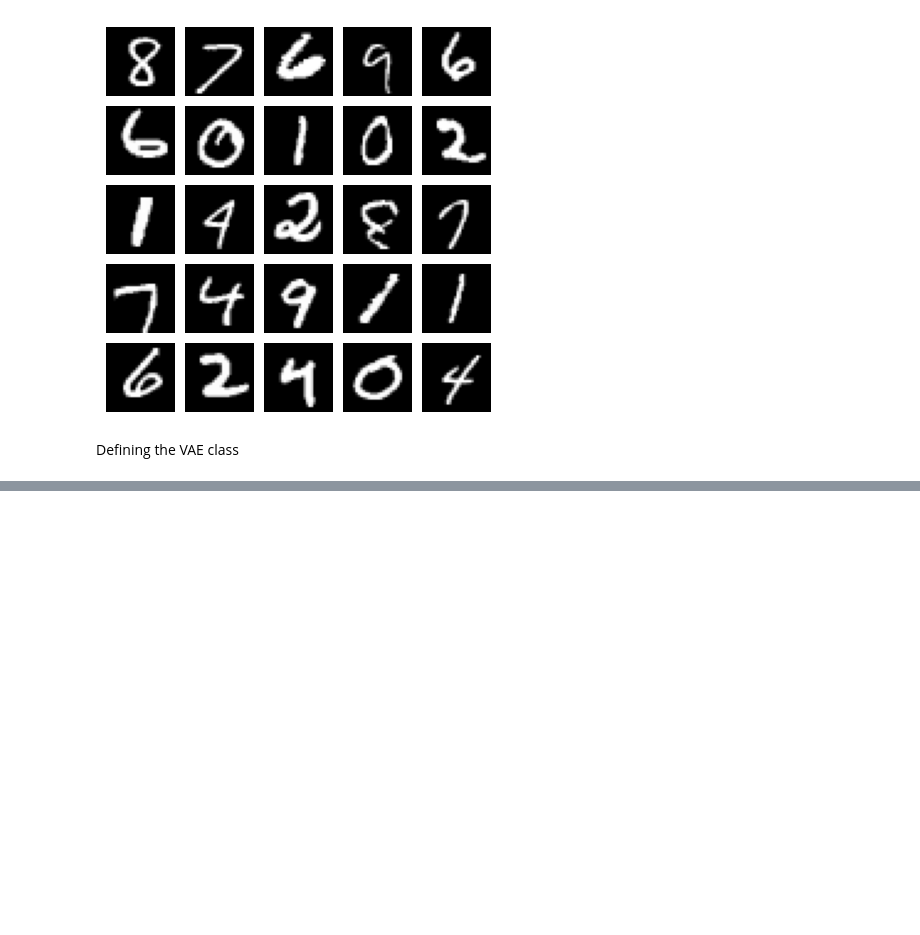
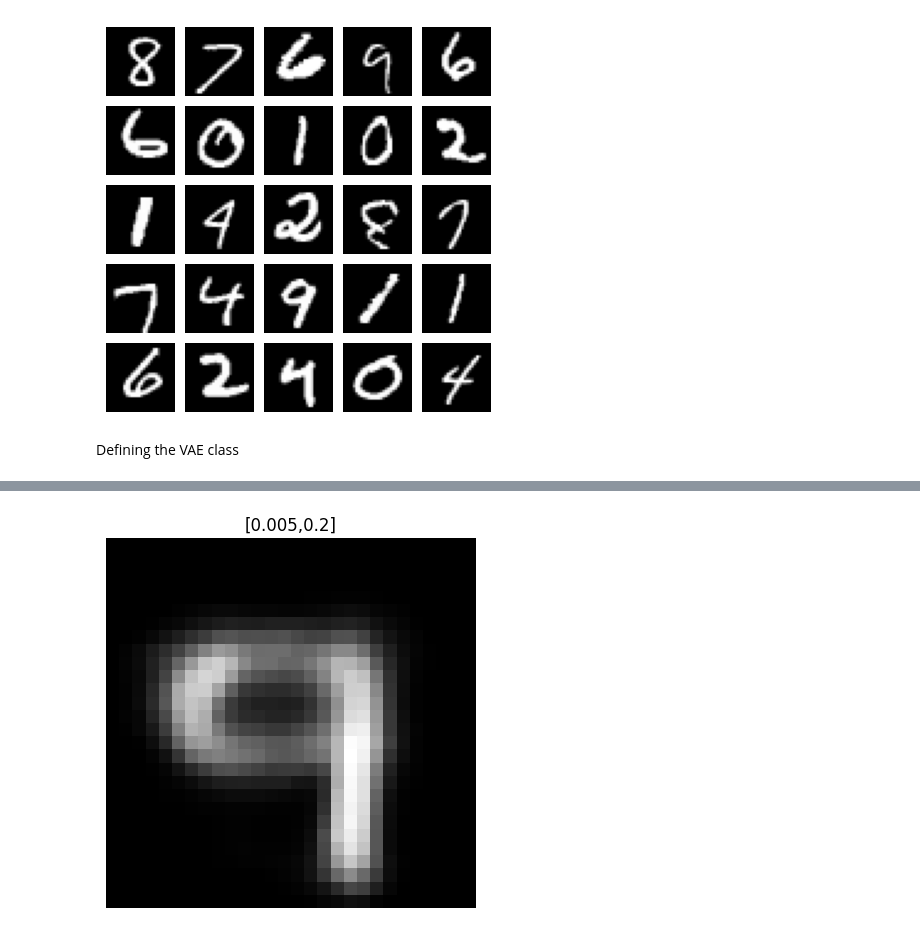
Before and after one commit to Mena-SA-Kamel/cell-features, a Jupyter notebook: VAE_implementation.ipynb, the cells around one changed output, grey strips where cells are left out. Saved outputs shown, nothing was run; the diff lists cells and outputs as text; code cells hidden in the pictures; blank space fills up the shorter version.

Commit message:
Adding function to generate random digits using decoder

```diff
--- a/VAE_implementation.ipynb
+++ b/VAE_implementation.ipynb
@@ -148,0 +153,13 @@ device
+# %%
+def generate_digit(mean, var):
+    z_sample = torch.tensor([[mean, var]], dtype=torch.float).to(device)
+    x_decoded = model.decode(z_sample)
+    digit = x_decoded.detach().cpu().reshape(28, 28) # reshape vector to 2d array
+    plt.title(f'[{mean},{var}]')
+    plt.imshow(digit, cmap='gray')
+    plt.axis('off')
+    plt.show()
+# %%
+generate_digit(0.005, 0.2)
+# %% [output]
+[figure, added]
```
Also changed, not shown: parts of 2 cells of this notebook.
